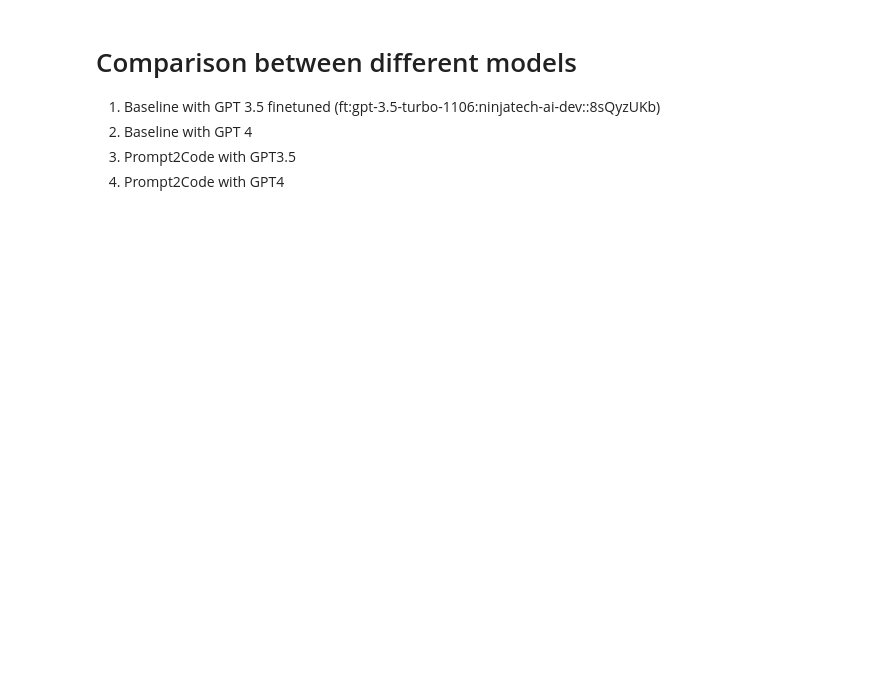
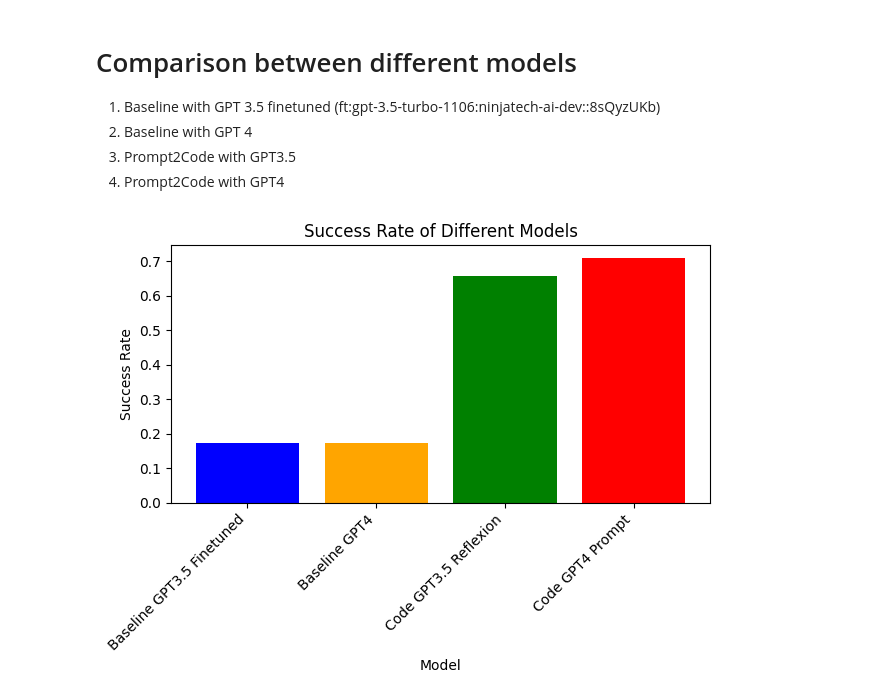
Before and after one commit to Tianyu-Liu11/CalenderTest, a Jupyter notebook: results/result_analysis.ipynb, the cells around one changed output. Saved outputs shown, nothing was run; the diff lists cells and outputs as text; code cells hidden in the pictures; blank space fills up the shorter version.

```diff
--- a/results/result_analysis.ipynb
+++ b/results/result_analysis.ipynb
@@ -15,6 +15,8 @@ import numpy as np
 3. Prompt2Code with GPT3.5
 4. Prompt2Code with GPT4
 # %%
+
+# Define the datasets
 
 result_baseline_with_GPT3_5_finetuned = [
     {'success': 8, 'wrong_answer': 38, 'error': 0}
@@ -30,43 +32,47 @@ result_prompt_GPT3_5_reflexion = [
     {'success': 33, 'wrong_answer': 13, 'error': 0},
     {'success': 33, 'wrong_answer': 13, 'error': 0},
     {'success': 27, 'wrong_answer': 19, 'error': 0}
 ]
 
 
 result_prompt_GPT4 = [
-    {'success': 32, 'wrong_answer': 12, 'error': 2}
+    {'success': 98, 'wrong_answer': 33, 'error': 7}
 ]
 
 
 # Calculate average success rate and average error rate for each list
 def calculate_average_rates(result_list):
     total_records = len(result_list)
     if total_records == 0:
         return 0, 0
     total_questions = sum(result_list[0].values())
     success_sum = sum(result['success'] for result in result_list)
     error_sum = sum(result['error'] for result in result_list)
     average_success_rate = success_sum / total_records/total_questions
     average_exec_rate = 1- error_sum / total_records/total_questions
     return average_success_rate, average_exec_rate
 
 success_baseline_GPT3_5, execution_baseline_GPT3_5 = calculate_average_rates(result_baseline_with_GPT3_5_finetuned)
 success_baseline_with_GPT4, execution_baseline_with_GPT4 = calculate_average_rates(result_baseline_with_GPT4)
 success_code_GPT3_5_reflexion, execution_code_GPT3_5_reflexion = calculate_average_rates(result_prompt_GPT3_5_reflexion)
 success_code_GPT4, execution_code_GPT4 = calculate_average_rates(result_prompt_GPT4)
 
 
-fig, ax = plt.subplots()
+# Calculate success rates for each model
+success_rates = {
+    "Baseline GPT3.5 Finetuned": success_baseline_GPT3_5,
+    "Baseline GPT4":             success_baseline_with_GPT4,
+    "Code GPT3.5 Reflexion":     success_code_GPT3_5_reflexion,
+    "Code GPT4 Prompt":          success_code_GPT4
+}
 
-fruits = ['Baseline_GPT3_5_finetuned', 'Baseline_GPT4', 'code_GPT3_5_reflexion', 'code_GPT4']
-counts = [40, 100, 30, 55]
-bar_labels = ['red', 'blue', '_red', 'orange']
-bar_colors = ['tab:red', 'tab:blue', 'tab:red', 'tab:orange']
-
-ax.bar(fruits, counts, label=bar_labels, color=bar_colors)
-
-ax.set_ylabel('fruit supply')
-ax.set_title('Fruit supply by kind and color')
-ax.legend(title='Fruit color')
-
+# Plot the histogram
+plt.bar(success_rates.keys(), success_rates.values(), color=['blue', 'orange', 'green', 'red'])
+plt.xlabel('Model')
+plt.ylabel('Success Rate')
+plt.title('Success Rate of Different Models')
+plt.xticks(rotation=45, ha='right')
+plt.tight_layout()
 plt.show()
+# %% [output]
+[figure, added]
```
